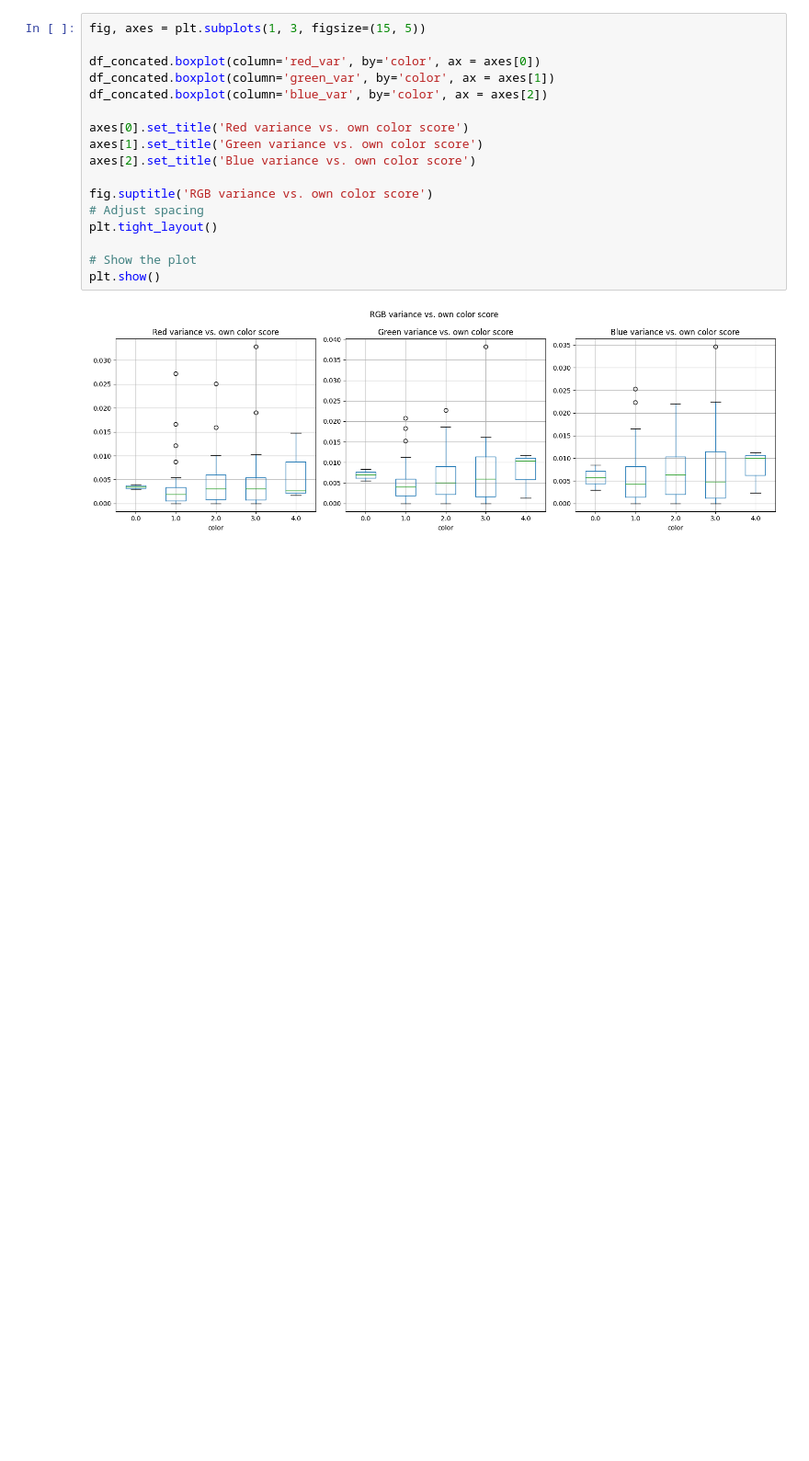
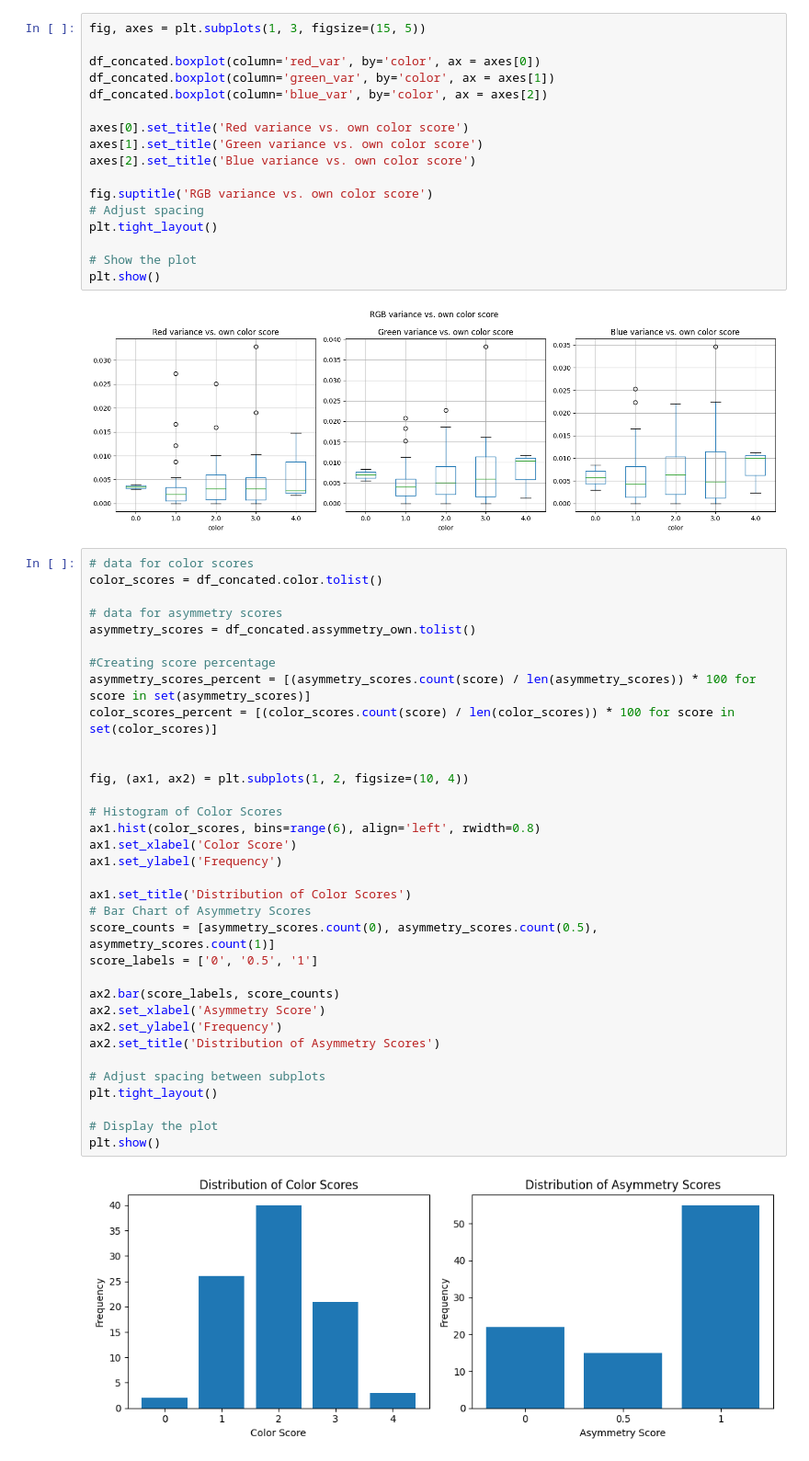
Before and after one commit to julielhagen/First-Year-Project, a Jupyter notebook: code/initial_subset_analysis.ipynb, the cells around one changed output. Shown at 92% size. Cells and saved outputs as stored; diff of their text form; blank space fills up the shorter version.

```diff
--- a/code/initial_subset_analysis.ipynb
+++ b/code/initial_subset_analysis.ipynb
@@ -77,3 +77,39 @@ plt.tight_layout()
 plt.show()
 # %% [output]
 [figure]
+# %%
+# data for color scores
+color_scores = df_concated.color.tolist()
+
+# data for asymmetry scores
+asymmetry_scores = df_concated.assymmetry_own.tolist()
+
+#Creating score percentage
+asymmetry_scores_percent = [(asymmetry_scores.count(score) / len(asymmetry_scores)) * 100 for score in set(asymmetry_scores)]
+color_scores_percent = [(color_scores.count(score) / len(color_scores)) * 100 for score in set(color_scores)]
+
+
+fig, (ax1, ax2) = plt.subplots(1, 2, figsize=(10, 4))
+
+# Histogram of Color Scores
+ax1.hist(color_scores, bins=range(6), align='left', rwidth=0.8)
+ax1.set_xlabel('Color Score')
+ax1.set_ylabel('Frequency')
+
+ax1.set_title('Distribution of Color Scores')
+# Bar Chart of Asymmetry Scores
+score_counts = [asymmetry_scores.count(0), asymmetry_scores.count(0.5), asymmetry_scores.count(1)]
+score_labels = ['0', '0.5', '1']
+
+ax2.bar(score_labels, score_counts)
+ax2.set_xlabel('Asymmetry Score')
+ax2.set_ylabel('Frequency')
+ax2.set_title('Distribution of Asymmetry Scores')
+
+# Adjust spacing between subplots
+plt.tight_layout()
+
+# Display the plot
+plt.show()
+# %% [output]
+[figure, added]
```
Also changed, not shown: parts of 4 cells of this notebook.
